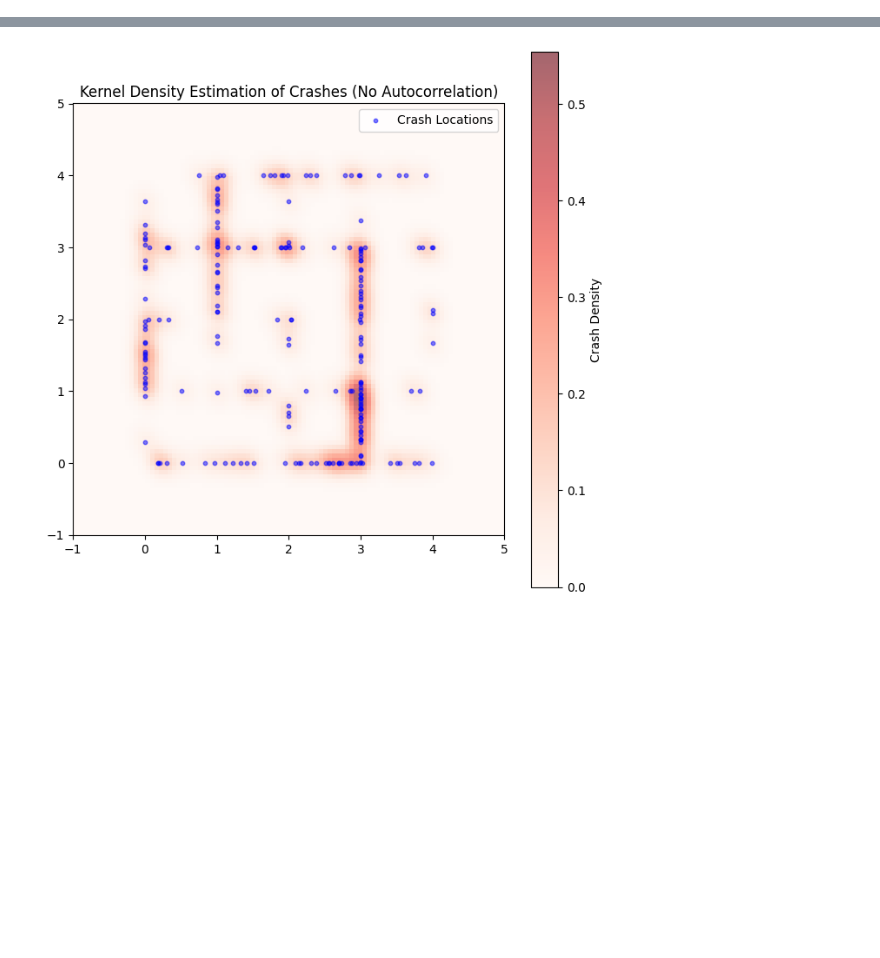
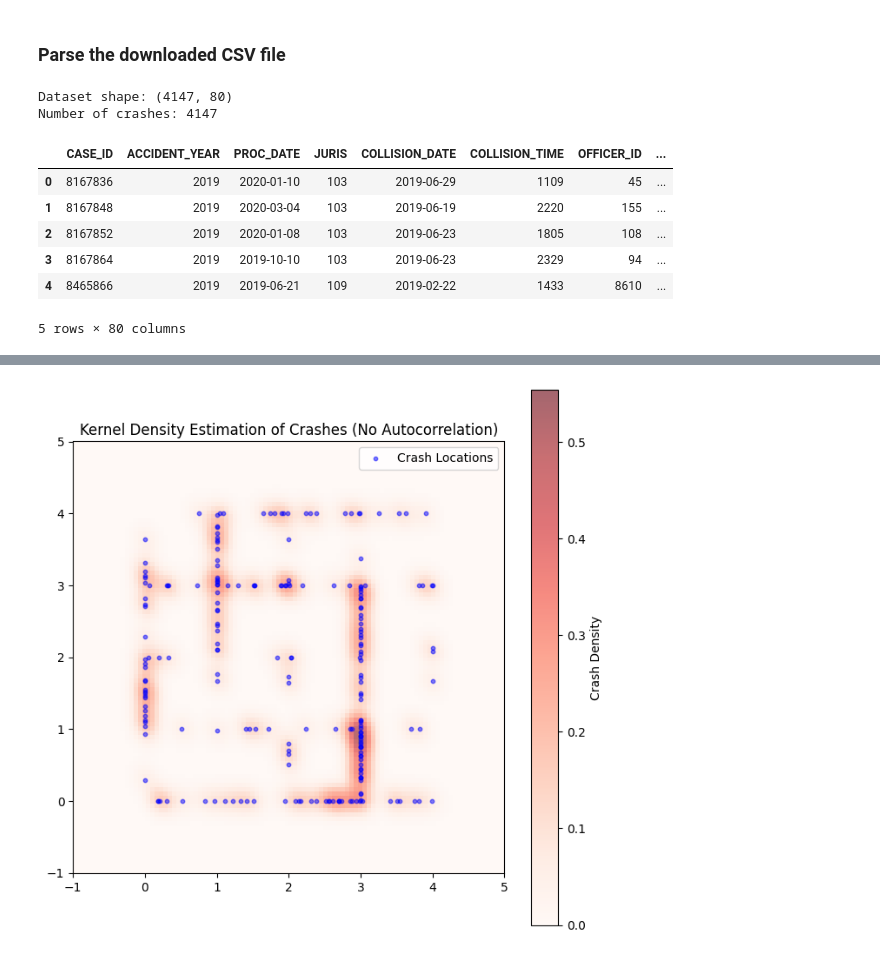
Before and after one commit to achsit/CE265_Assignments, a Jupyter notebook: Assignment_4/Clustering_edit.ipynb, the cells around one changed output, grey strips where cells are left out. Drawn from its saved outputs; the diff is of its cells as text; code cells hidden in the pictures; blank space fills up the shorter version.

```diff
--- a/Assignment_4/Clustering_edit.ipynb
+++ b/Assignment_4/Clustering_edit.ipynb
@@ -111,0 +4,31 @@ display(crash_data)
+# %% [markdown]
+### Parse the downloaded CSV file
+# %%
+import pandas as pd
+import numpy as np
+import matplotlib.pyplot as plt
+
+# Read the CSV file
+file_path = 'Crashes.csv'
+# Read with strip whitespace from column names
+df = pd.read_csv(file_path, skipinitialspace=True)
+
+# Clean column names by stripping extra whitespace
+df.columns = df.columns.str.strip()
+
+# Display basic information
+print(f"Dataset shape: {df.shape}")
+print(f"Number of crashes: {len(df)}")
+
+# Display the first few rows
+df.head()
+# %% [output]
+Dataset shape: (4147, 80)
+Number of crashes: 4147
+|  | CASE_ID | ACCIDENT_YEAR | PROC_DATE | JURIS | COLLISION_DATE | COLLISION_TIME | OFFICER_ID | ... |
+| 0 | 8167836 | 2019 | 2020-01-10 | 103 | 2019-06-29 | 1109 | 45 | ... |
+| 1 | 8167848 | 2019 | 2020-03-04 | 103 | 2019-06-19 | 2220 | 155 | ... |
+| 2 | 8167852 | 2019 | 2020-01-08 | 103 | 2019-06-23 | 1805 | 108 | ... |
+| 3 | 8167864 | 2019 | 2019-10-10 | 103 | 2019-06-23 | 2329 | 94 | ... |
+| 4 | 8465866 | 2019 | 2019-06-21 | 109 | 2019-02-22 | 1433 | 8610 | ... |
+5 rows × 80 columns
```
Also changed, not shown: parts of 7 cells of this notebook, 1 other file.
